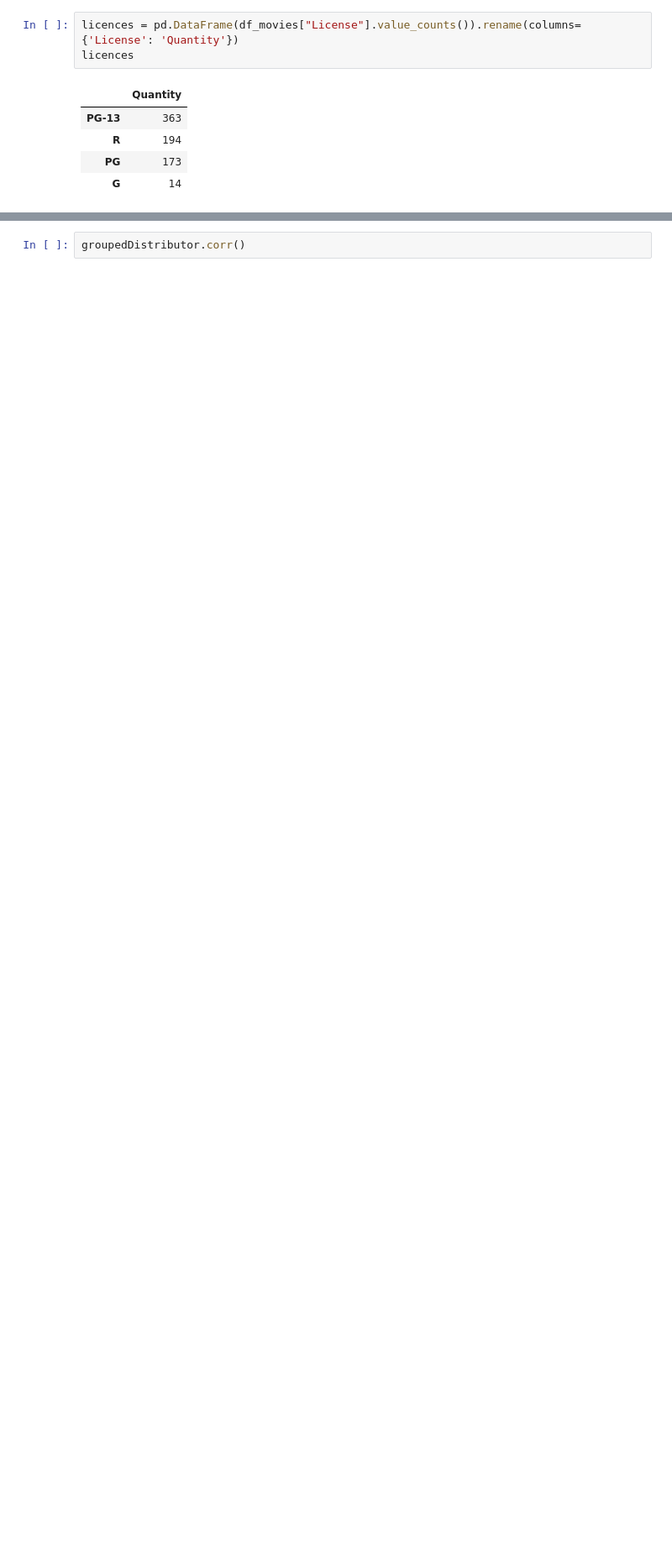
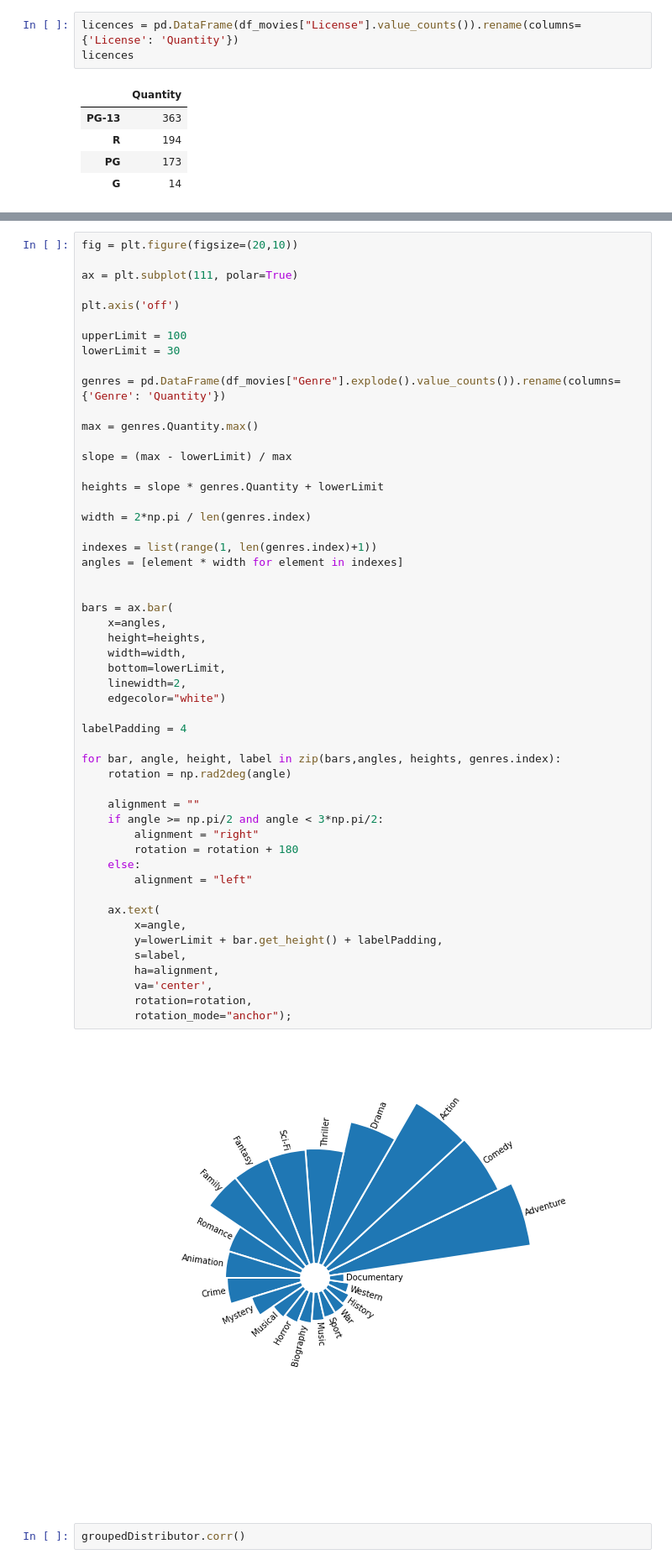
Before and after one commit to dalexmuro/Sujet04-Movies, a Jupyter notebook: analyse.ipynb, the cells around one changed output, grey strips where cells are left out. Shown: that part at 84% size. Drawn from its saved outputs; the diff is of its cells as text; blank space fills up the shorter version.

Commit message:
add genres plot

```diff
--- a/analyse.ipynb
+++ b/analyse.ipynb
@@ -127,3 +115,57 @@ p.gca().add_artist(circle);
+# %%
+fig = plt.figure(figsize=(20,10))
+
+ax = plt.subplot(111, polar=True)
+
+plt.axis('off')
+
+upperLimit = 100
+lowerLimit = 30
+
+genres = pd.DataFrame(df_movies["Genre"].explode().value_counts()).rename(columns={'Genre': 'Quantity'})
+
+max = genres.Quantity.max()
+
+slope = (max - lowerLimit) / max
+
+heights = slope * genres.Quantity + lowerLimit
+
+width = 2*np.pi / len(genres.index)
+
+indexes = list(range(1, len(genres.index)+1))
+angles = [element * width for element in indexes]
+
+
+bars = ax.bar(
+    x=angles,
+    height=heights,
+    width=width,
+    bottom=lowerLimit,
+    linewidth=2,
+    edgecolor="white")
+
+labelPadding = 4
+
+for bar, angle, height, label in zip(bars,angles, heights, genres.index):
+    rotation = np.rad2deg(angle)
+
+    alignment = ""
+    if angle >= np.pi/2 and angle < 3*np.pi/2:
+        alignment = "right"
+        rotation = rotation + 180
+    else:
+        alignment = "left"
+
+    ax.text(
+        x=angle,
+        y=lowerLimit + bar.get_height() + labelPadding,
+        s=label,
+        ha=alignment,
+        va='center',
+        rotation=rotation,
+        rotation_mode="anchor");
+# %% [output]
+[figure, added]
 # %%
 groupedDistributor.corr()
 # %% [output]
```
Also changed, not shown: parts of 8 cells of this notebook, 3 other files.
